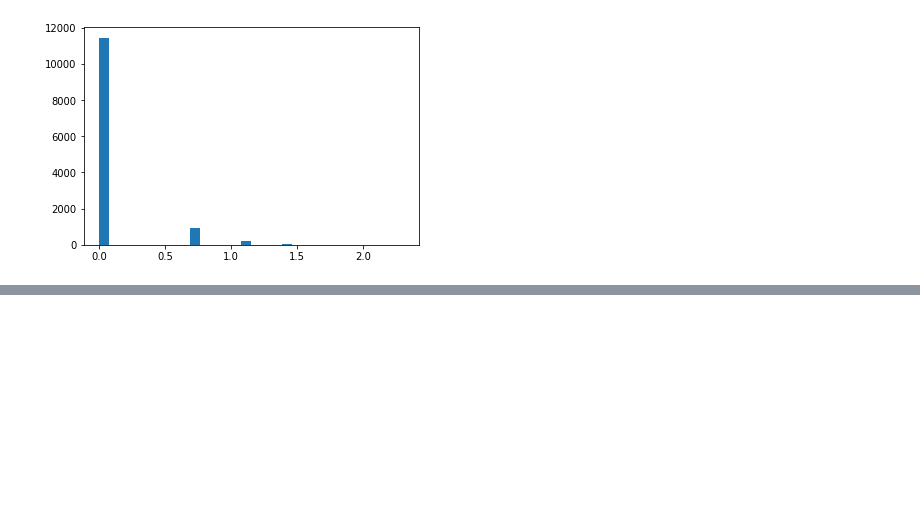
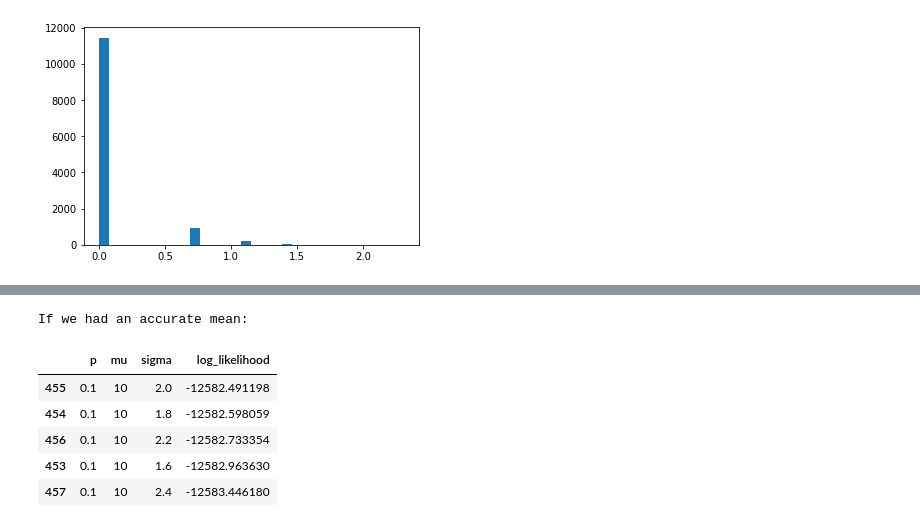
Before and after one commit to yelabucsf/scrna-parameter-estimation, a Jupyter notebook: notebooks/exploratory.ipynb, the cells around one changed output, grey strips where cells are left out. Saved outputs shown, nothing was run; the diff lists cells and outputs as text; code cells hidden in the pictures; blank space fills up the shorter version.

```diff
--- a/notebooks/exploratory.ipynb
+++ b/notebooks/exploratory.ipynb
@@ -68,0 +137,21 @@ plt.hist(observed, bins=20);
+# %%
+p_cand = np.arange(0.02, 0.2, 0.02)
+mu_cand = np.arange(5, 15, 1)
+sigma_cand = np.arange(.0, 3.0, 0.2)
+# %%
+results = []
+for p, mu, sigma in itertools.product(p_cand, mu_cand, sigma_cand):
+    results.append((p, mu, sigma, likelihood(p, mu, sigma, binom_observed)))
+results = pd.DataFrame(results, columns=['p', 'mu', 'sigma', 'log_likelihood'])\
+    .sort_values('log_likelihood', ascending=False)
+# %%
+print('Top parameters if we had an accurate mean:')
+results.query('mu == 10').head(5)
+# %% [output]
+If we had an accurate mean:
+|  | p | mu | sigma | log_likelihood |
+| 455 | 0.1 | 10 | 2.0 | -12582.491198 |
+| 454 | 0.1 | 10 | 1.8 | -12582.598059 |
+| 456 | 0.1 | 10 | 2.2 | -12582.733354 |
+| 453 | 0.1 | 10 | 1.6 | -12582.963630 |
+| 457 | 0.1 | 10 | 2.4 | -12583.446180 |
```
Also changed, not shown: parts of 24 cells of this notebook, 2 other files.
